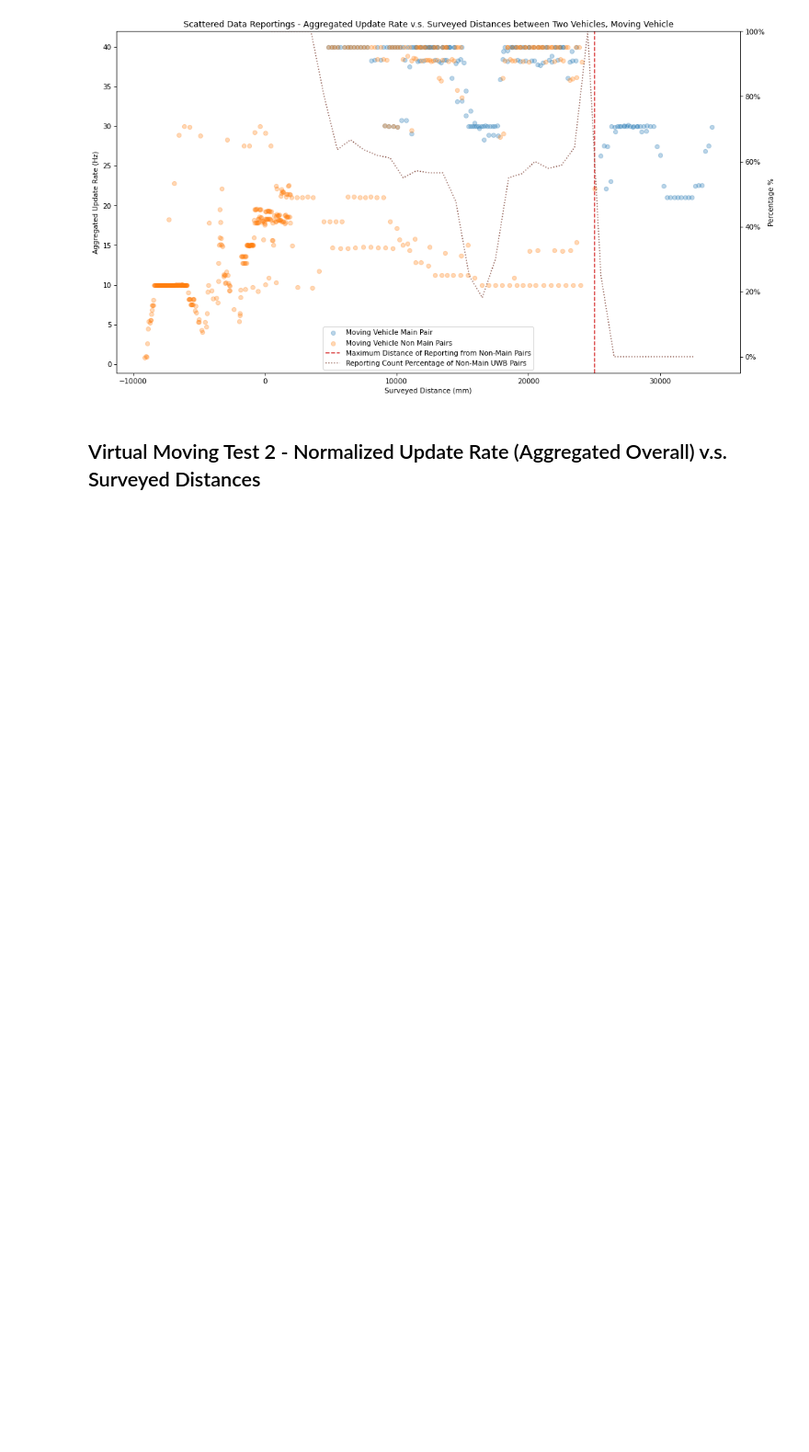
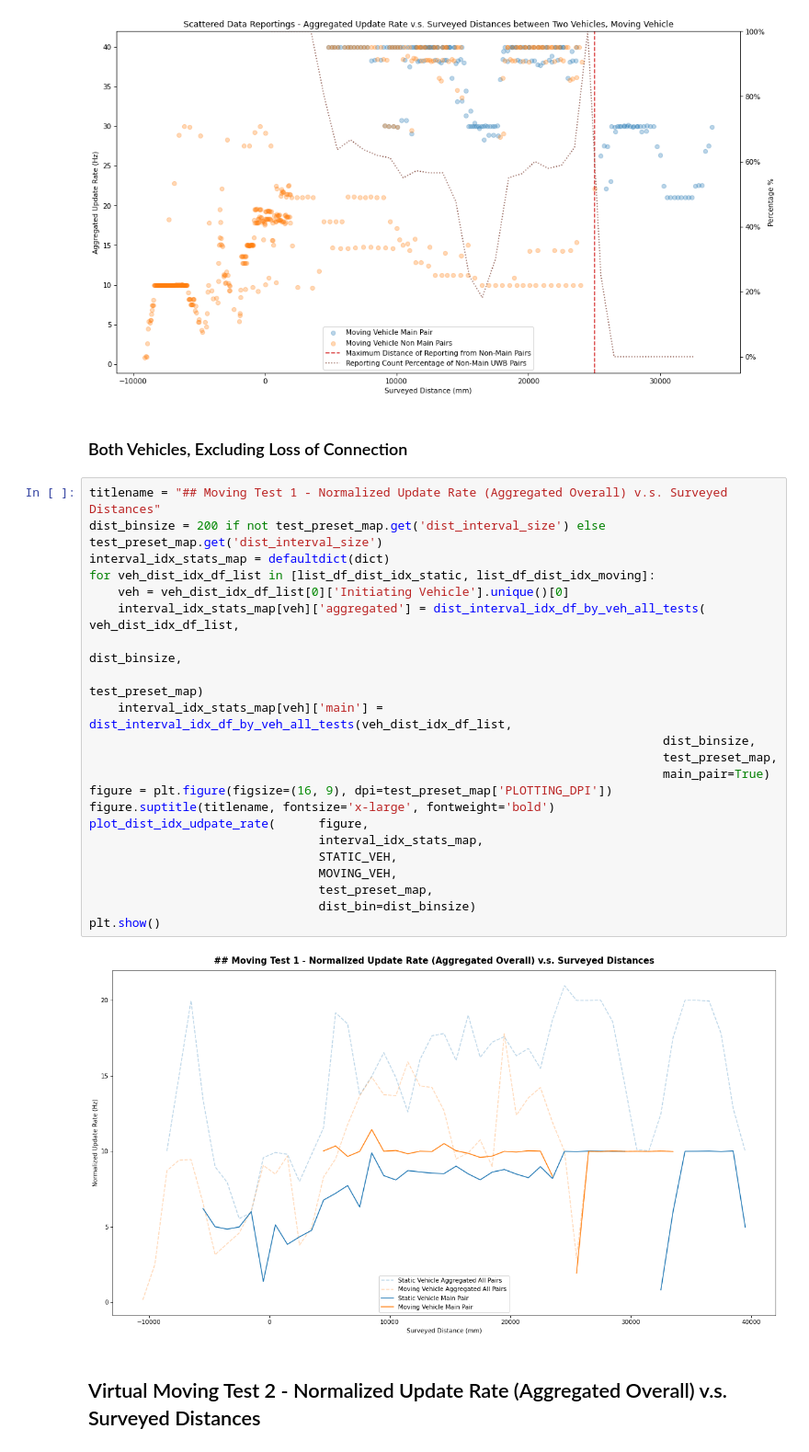
Before and after one commit to hegxiten/UWB-Lab-Rutgers-Rail, a Jupyter notebook: UWB_Ranging_System_Design_and_Testing/uwb_ranging_fieldtest_results/CONCISE_virtual_moving_test.ipynb, the cells around one changed output. Shown at 92% size. Cells and saved outputs as stored; diff of their text form; blank space fills up the shorter version.

```diff
--- a/UWB_Ranging_System_Design_and_Testing/uwb_ranging_fieldtest_results/CONCISE_virtual_moving_test.ipynb
+++ b/UWB_Ranging_System_Design_and_Testing/uwb_ranging_fieldtest_results/CONCISE_virtual_moving_test.ipynb
@@ -536,6 +667,32 @@ plt.show()
 # %% [output]
 [figure]
 [figure]
+# %% [markdown]
+### Both Vehicles, Excluding Loss of Connection
+# %%
+titlename = "## Moving Test 1 - Normalized Update Rate (Aggregated Overall) v.s. Surveyed Distances"
+dist_binsize = 200 if not test_preset_map.get('dist_interval_size') else test_preset_map.get('dist_interval_size')
+interval_idx_stats_map = defaultdict(dict)
+for veh_dist_idx_df_list in [list_df_dist_idx_static, list_df_dist_idx_moving]:
+    veh = veh_dist_idx_df_list[0]['Initiating Vehicle'].unique()[0]
+    interval_idx_stats_map[veh]['aggregated'] = dist_interval_idx_df_by_veh_all_tests(  veh_dist_idx_df_list,
+                                                                                        dist_binsize,
+                                                                                        test_preset_map)
+    interval_idx_stats_map[veh]['main'] = dist_interval_idx_df_by_veh_all_tests(veh_dist_idx_df_list,
+                                                                                dist_binsize,
+                                                                                test_preset_map,
+                                                                                main_pair=True)
+figure = plt.figure(figsize=(16, 9), dpi=test_preset_map['PLOTTING_DPI'])
+figure.suptitle(titlename, fontsize='x-large', fontweight='bold')
+plot_dist_idx_udpate_rate(      figure,
+                                interval_idx_stats_map,
+                                STATIC_VEH,
+                                MOVING_VEH,
+                                test_preset_map,
+                                dist_bin=dist_binsize)
+plt.show()
+# %% [output]
+[figure, added]
 # %% [markdown]
 ## Virtual Moving Test 2 - Normalized Update Rate (Aggregated Overall) v.s. Surveyed Distances
 # %% [markdown]
```
Also changed, not shown: parts of 4 cells of this notebook, 4 other files.
